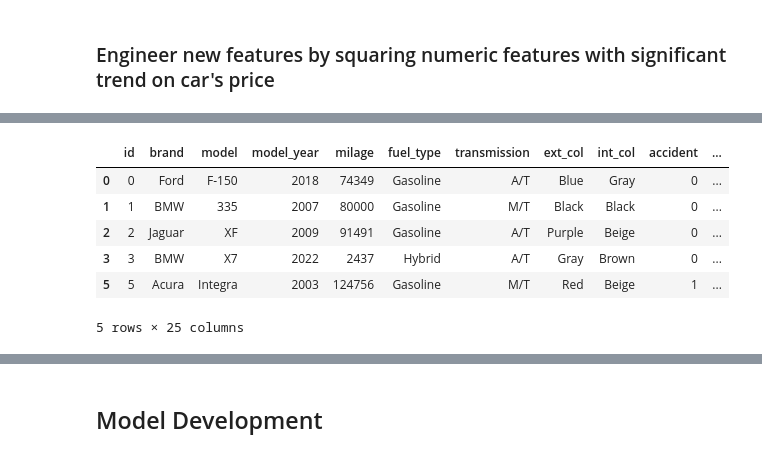
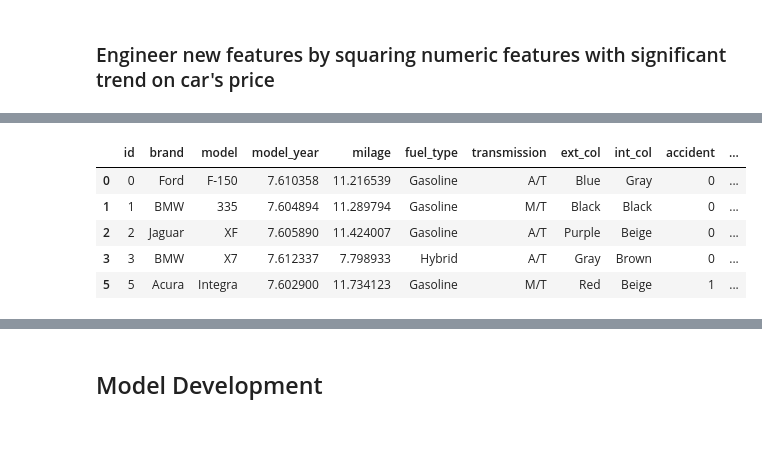
Before and after one commit to SiegfredLorelle/kagglex-car-price-prediction, a Jupyter notebook: kagglex-car-price.ipynb, the cells around one changed output, grey strips where cells are left out. Cells and saved outputs as stored; diff of their text form; code cells hidden in the pictures.

```diff
--- a/kagglex-car-price.ipynb
+++ b/kagglex-car-price.ipynb
@@ -1048,3 +1103,5 @@ sns.boxplot(data=cleaned_df, x="horsepower")
 # %% [output]
 <Axes: xlabel='horsepower'>
 [figure]
+# %%
+df = remove_outlier("horsepower")
@@ -1079,2 +1149,0 @@ Percentage of Outliers: 1.2737
-# %%
-df = non_outliers
@@ -1121,2 +1177,0 @@ Percentage of Outliers: 0.1990
-# %%
-df = non_outliers
@@ -1163,2 +1205,0 @@ Percentage of Outliers: 0.7255
-# %%
-df = non_outliers
@@ -1206,32 +1265,33 @@ plt.show()
 # %%
 df = non_outlier_df
 
 numerical_features_to_square = [
     "model_year",
     "milage",
     "horsepower",
-    "displacement", # not trend to price
-    "num_cylinders",  # not trend to price
+#     "displacement", # not trend to price
+#     "num_cylinders",  # not trend to price
 ]
 
 # Engineer square root and log
 for feature in numerical_features_to_square:
-    df[f"{feature}_root"] = df[feature] ** (1/2)
-    df[f"{feature}_log"] = np.log(df[feature] + 1)
 
-    test_df[f"{feature}_root"] = test_df[feature] ** (1/2)
-    test_df[f"{feature}_log"] = np.log(test_df[feature] + 1)
+#     df[f"{feature}_root"] = df[feature] ** (1/2)
+    df[f"{feature}"] = np.log(df[feature] + 1)
+
+#     test_df[f"{feature}_root"] = test_df[feature] ** (1/2)
+    test_df[f"{feature}"] = np.log(test_df[feature] + 1)
+    ...
 
 
 df.head()
 # %% [output]
 |  | id | brand | model | model_year | milage | fuel_type | transmission | ext_col | int_col | accident | ... |
-| 0 | 0 | Ford | F-150 | 2018 | 74349 | Gasoline | A/T | Blue | Gray | 0 | ... |
-| 1 | 1 | BMW | 335 | 2007 | 80000 | Gasoline | M/T | Black | Black | 0 | ... |
-| 2 | 2 | Jaguar | XF | 2009 | 91491 | Gasoline | A/T | Purple | Beige | 0 | ... |
-| 3 | 3 | BMW | X7 | 2022 | 2437 | Hybrid | A/T | Gray | Brown | 0 | ... |
-| 5 | 5 | Acura | Integra | 2003 | 124756 | Gasoline | M/T | Red | Beige | 1 | ... |
+| 0 | 0 | Ford | F-150 | 7.610358 | 11.216539 | Gasoline | A/T | Blue | Gray | 0 | ... |
+| 1 | 1 | BMW | 335 | 7.604894 | 11.289794 | Gasoline | M/T | Black | Black | 0 | ... |
+| 2 | 2 | Jaguar | XF | 7.605890 | 11.424007 | Gasoline | A/T | Purple | Beige | 0 | ... |
+| 3 | 3 | BMW | X7 | 7.612337 | 7.798933 | Hybrid | A/T | Gray | Brown | 0 | ... |
+| 5 | 5 | Acura | Integra | 7.602900 | 11.734123 | Gasoline | M/T | Red | Beige | 1 | ... |
-5 rows × 25 columns
 # %%
 # Ensure values are not too extremes (inf or 0)
 df.describe()
```
Also changed, not shown: parts of 74 cells of this notebook.
